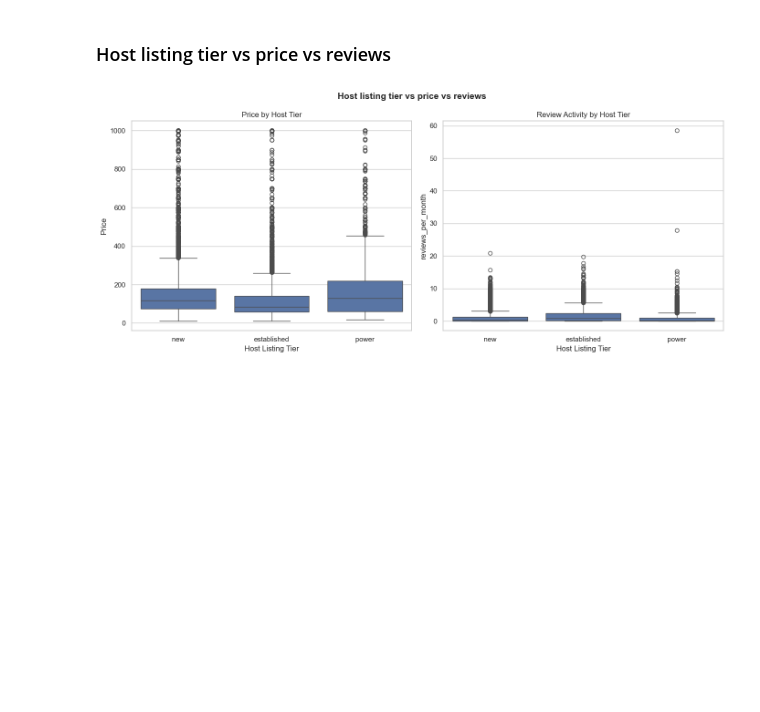
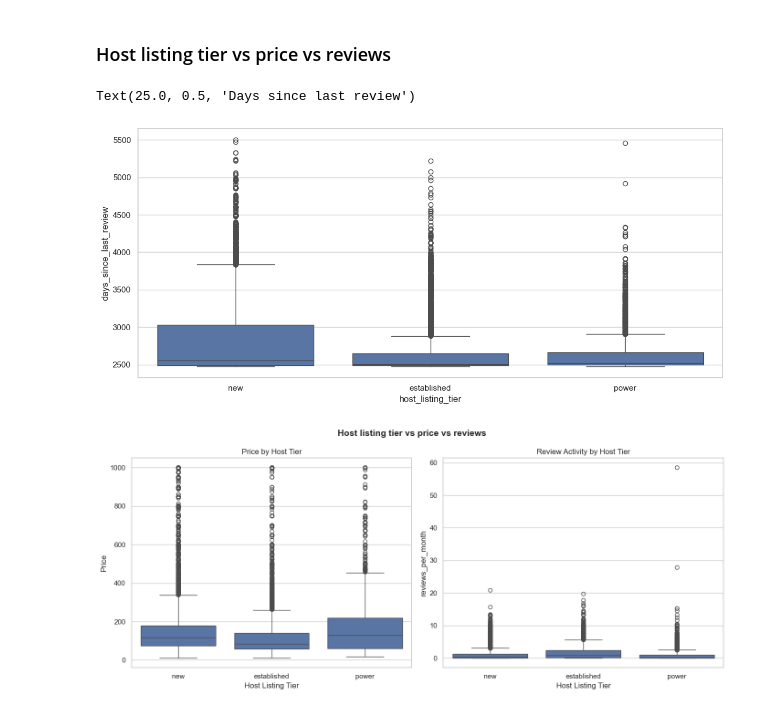
Before and after one commit to MSultanbek/airbnb-nyc-eda, a Jupyter notebook: notebooks/airbnb_eda.ipynb, the cells around one changed output. Cells and saved outputs as stored; diff of their text form; code cells hidden in the pictures; blank space fills up the shorter version.

```diff
--- a/notebooks/airbnb.ipynb
+++ b/notebooks/airbnb_eda.ipynb
@@ -447,6 +446,19 @@ plt.show()
 [figure]
 # %% [markdown]
 ### Host listing tier vs price vs reviews
+# %%
+fig, ax = plt.subplots( figsize=(14,6))
+tier_order = ['new', 'established', 'power']
+
+sns.boxplot(data=df, x = 'host_listing_tier', y = "days_since_last_review",
+            order= tier_order,
+            ax = ax)
+axes[0].set_title('Activity')
+axes[0].set_xlabel("Host Listing Tier")
+axes[0].set_ylabel('Days since last review')
+# %% [output]
+Text(25.0, 0.5, 'Days since last review')
+[figure, added]
 # %%
 fig, axes = plt.subplots(1, 2, figsize=(14,6))
 tier_order = ['new', 'established', 'power']
```
Also changed, not shown: parts of 2 cells of this notebook, 1 other file.
